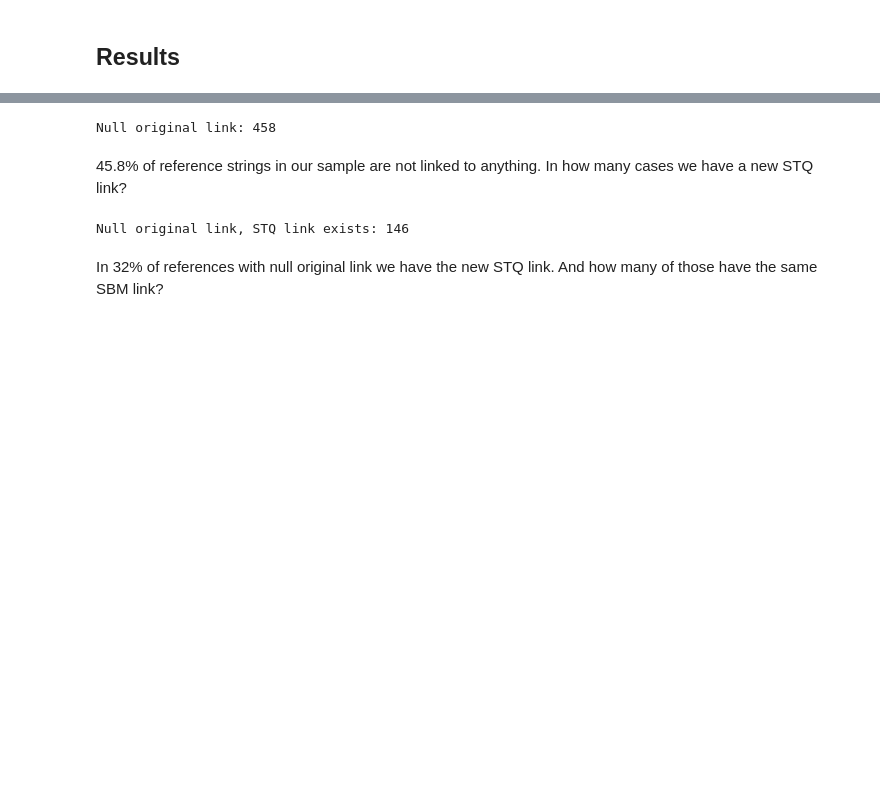
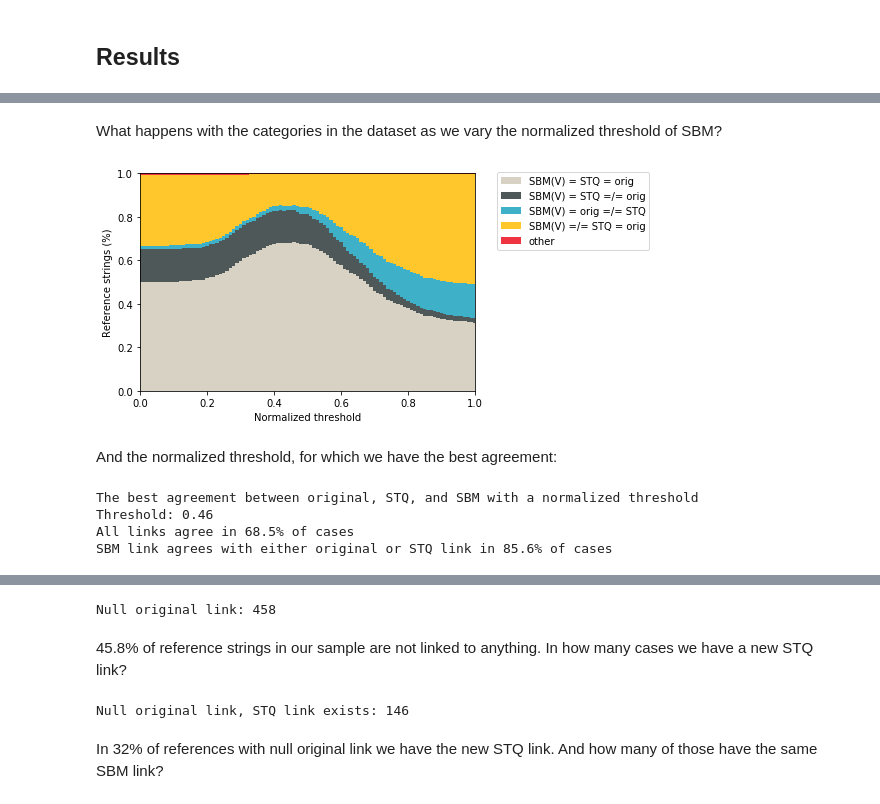
Before and after one commit to CrossRef/reference-matching-evaluation, a Jupyter notebook: analyses/existing_matches.ipynb, the cells around one changed output, grey strips where cells are left out. Saved outputs shown, nothing was run; the diff lists cells and outputs as text; code cells hidden in the pictures; blank space fills up the shorter version.

```diff
--- a/analyses/existing_matches.ipynb
+++ b/analyses/existing_matches.ipynb
@@ -57,0 +259,29 @@ Let's read the data:
+# %% [markdown]
+What happens with the categories in the dataset as we vary the normalized threshold of SBM?
+# %%
+dataset_orig = read_json(DATA_DIR + 'sample_1000_orig.json')[dfk.DATASET_DATASET]
+dataset_stq = read_json(DATA_DIR + 'sample_1000_stq.json')[dfk.DATASET_DATASET]
+dataset_sbm = read_json(DATA_DIR + 'sample_1000_sbm.json')[dfk.DATASET_DATASET]
+
+data_categories = [[get_category(d1, d2, d3)
+                    for d1, d2, d3 in zip(dataset_orig, dataset_stq, modify_norm_threshold(dataset_sbm, t))]
+                   for t in np.arange(0, 1.01, 0.01)]
+categories_counts = [[d.count(cat)/1000 for d in data_categories] for cat in categories]
+plot_agreement(categories, categories_counts, np.arange(0, 1.01, 0.01), 'Normalized threshold', 0.01)
+# %% [output]
+[figure, added]
+# %% [markdown]
+And the normalized threshold, for which we have the best agreement:
+# %%
+best_agreement = max(categories_counts[0])
+index = categories_counts[0].index(best_agreement)
+print('The best agreement between original, STQ, and SBM with a normalized threshold')
+print('Threshold: {}'.format(index/100))
+print('All links agree in {:.1f}% of cases'.format(100*best_agreement))
+print('SBM link agrees with either original or STQ link in {:.1f}% of cases'
+      .format(100*(categories_counts[0][index] + categories_counts[1][index] + categories_counts[2][index])))
+# %% [output]
+The best agreement between original, STQ, and SBM with a normalized threshold
+Threshold: 0.46
+All links agree in 68.5% of cases
+SBM link agrees with either original or STQ link in 85.6% of cases
```
Also changed, not shown: parts of 67 cells of this notebook, 1 other file.
